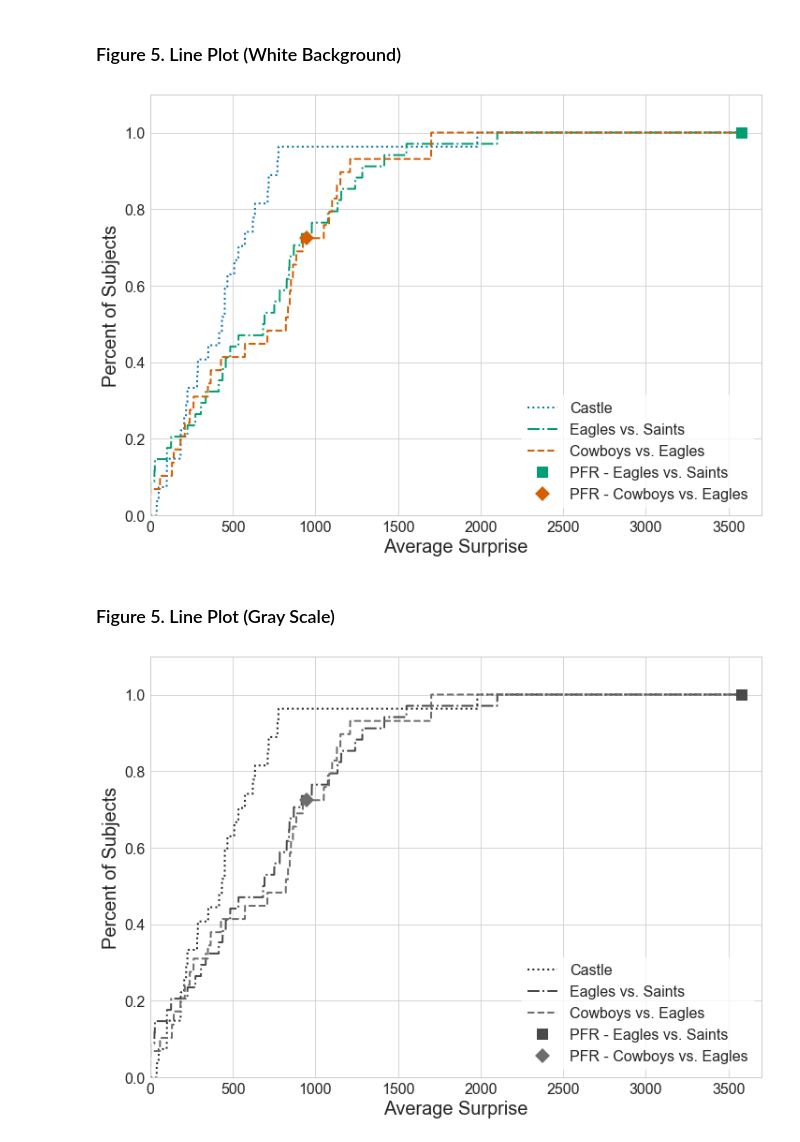
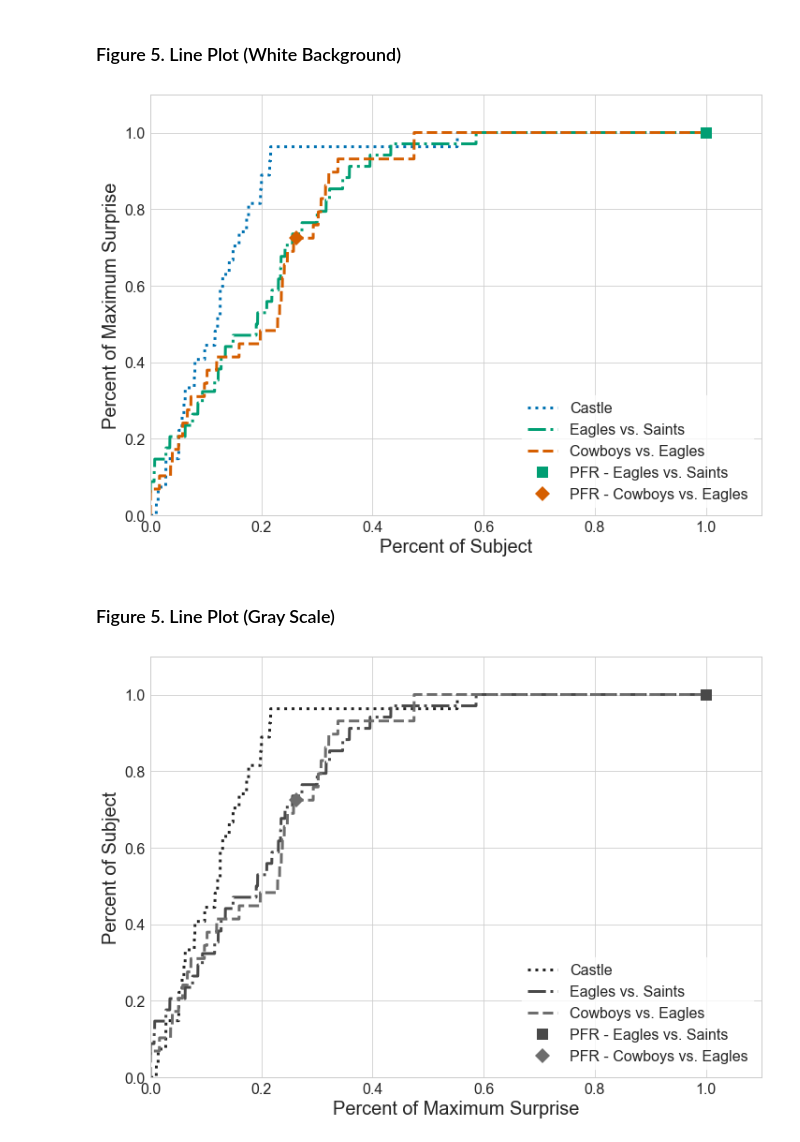
Before and after one commit to cesslab/Experiment-SuspenseAndSurprise, a Jupyter notebook: SchotterKesslerMcClellan_SuspenseAndSurprise.ipynb, the cells around one changed output. Cells and saved outputs as stored; diff of their text form; code cells hidden in the pictures.

```diff
--- a/SchotterKesslerMcClellan_SuspenseAndSurprise.ipynb
+++ b/SchotterKesslerMcClellan_SuspenseAndSurprise.ipynb
@@ -275,48 +274,50 @@ f5df
 ### Figure 5. Line Plot (White Background)
 # %%
 f5df.columns = ['s', 'c', 'se', 'ce']
+maxs = f5df['s'].max()
+f5df.loc[:,'s'] /= maxs
 # %%
 plt.figure(figsize=(11.7,8.27))
 sns.set(context="paper", palette="colorblind", style="whitegrid", font_scale=2)
-plt.xlim(0, 3700, 250)
+plt.xlim(0, 1.1, 0.2)
 plt.ylim(0, 1.1, 0.1)
-plt.xlabel('Average Surprise', fontsize=20)
-plt.ylabel('Percent of Subjects', fontsize=20)
+plt.xlabel('Percent of Maximum Surprise', fontsize=20)
+plt.ylabel('Percent of Subject', fontsize=20)
 l1, = plt.plot(f5df['s'], f5df['c'], label='Castle', linestyle=":")
 l2, = plt.plot(f5df['s'], f5df['se'], label='Eagles vs. Saints', linestyle="-.")
 l3, = plt.plot(f5df['s'], f5df['ce'], label='Cowboys vs. Eagles', linestyle="--")
-plt.setp(l1, linewidth=2)
-plt.setp(l2, linewidth=2)
-plt.setp(l3, linewidth=2)
+plt.setp(l1, linewidth=3)
+plt.setp(l2, linewidth=3)
+plt.setp(l3, linewidth=3)
 
-p1, = plt.plot([3582], [1], marker='s', markersize=12, linestyle='none', color=l2.get_color(), label='PFR - Eagles vs. Saints')
-p2, = plt.plot([944], [0.724], marker='D', markersize=12, linestyle='none', color=l3.get_color(), label='PFR - Cowboys vs. Eagles')
+p1, = plt.plot([3582/maxs], [1], marker='s', markersize=12, linestyle='none', color=l2.get_color(), label='PFR - Eagles vs. Saints')
+p2, = plt.plot([944/maxs], [0.724], marker='D', markersize=12, linestyle='none', color=l3.get_color(), label='PFR - Cowboys vs. Eagles')
 
 legend = plt.legend(handles=[l1, l2, l3, p1, p2], frameon=1)
 
 frame = legend.get_frame()
 frame.set_facecolor('white')
 frame.set_edgecolor('white')
 # %% [output]
-[figure, old version]
+[figure, new version]
 # %% [markdown]
 ### Figure 5. Line Plot (Gray Scale)
 # %%
 plt.figure(figsize=(11.7,8.27))
 sns.set(context="paper", palette="gray", style="whitegrid", font_scale=2)
-plt.xlim(0, 3700, 250)
+plt.xlim(0, 1.1, 0.2)
 plt.ylim(0, 1.1, 0.1)
-plt.xlabel('Average Surprise', fontsize=20)
-plt.ylabel('Percent of Subjects', fontsize=20)
+plt.xlabel('Percent of Maximum Surprise', fontsize=20)
+plt.ylabel('Percent of Subject', fontsize=20)
 l1, = plt.plot(f5df['s'], f5df['c'], label='Castle', linestyle=":")
 l2, = plt.plot(f5df['s'], f5df['se'], label='Eagles vs. Saints', linestyle="-.")
 l3, = plt.plot(f5df['s'], f5df['ce'], label='Cowboys vs. Eagles', linestyle="--")
-plt.setp(l1, linewidth=2)
-plt.setp(l2, linewidth=2)
-plt.setp(l3, linewidth=2)
+plt.setp(l1, linewidth=3)
+plt.setp(l2, linewidth=3)
+plt.setp(l3, linewidth=3)
 
-p1, = plt.plot([3582], [1], marker='s', markersize=12, linestyle='none', color=l2.get_color(), label='PFR - Eagles vs. Saints')
-p2, = plt.plot([944], [0.724], marker='D', markersize=12, linestyle='none', color=l3.get_color(), label='PFR - Cowboys vs. Eagles')
+p1, = plt.plot([3582/maxs], [1], marker='s', markersize=12, linestyle='none', color=l2.get_color(), label='PFR - Eagles vs. Saints')
+p2, = plt.plot([944/maxs], [0.724], marker='D', markersize=12, linestyle='none', color=l3.get_color(), label='PFR - Cowboys vs. Eagles')
 
 legend = plt.legend(handles=[l1, l2, l3, p1, p2], frameon=1)
 
@@ -324,4 +325,4 @@ frame = legend.get_frame()
 frame.set_facecolor('white')
 frame.set_edgecolor('white')
 # %% [output]
-[figure, old version]
+[figure, new version]
```
Also changed, not shown: parts of 2 cells of this notebook.
